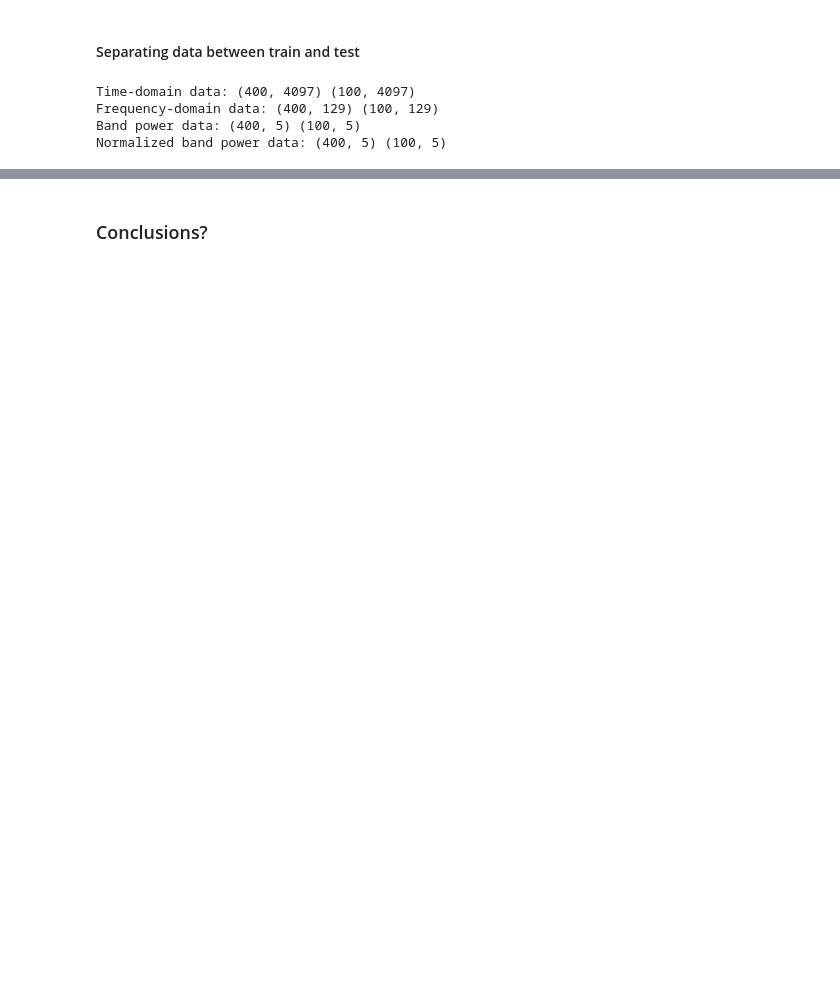
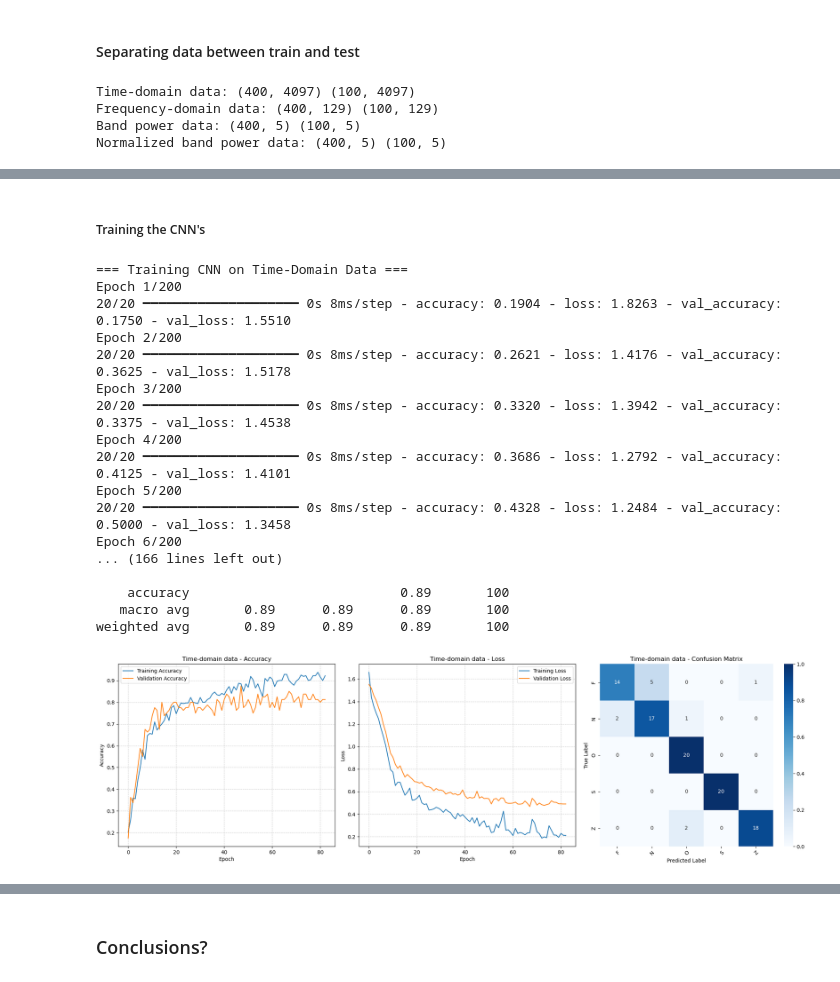
Before and after one commit to canhotuctor/epilex, a Jupyter notebook: bonn_analysis.ipynb, the cells around one changed output, grey strips where cells are left out. Drawn from its saved outputs; the diff is of its cells as text; code cells hidden in the pictures; blank space fills up the shorter version.

```diff
--- a/bonn_analysis.ipynb
+++ b/bonn_analysis.ipynb
@@ -194,29 +195,23 @@ fig.show()
 # %% [markdown]
 #### Separating data between train and test
 # %%
-# Separating data into train and test sets for all feature sets
-
-# Time-domain data
 time_data = {
     key: data for key, data in data_dict.items()
 }
 
-# Frequency-domain data (Power Spectral Density)
 frequency_data = {
     key: psd for key, psd in psd_dict.items()
 }
 
-# Band powers
 band_power_data = {
     key: band_powers_df for key, band_powers_df in band_powers_df_dict.items()
 }
 
-# Normalized band powers
 normalized_band_power_data = {
     key: norm_band_powers_df for key, norm_band_powers_df in norm_band_powers_df_dict.items()
 }
 
-# Function to split data into train and test sets
+# split data in dict's into train and test sets
 def split_data(data_dict, test_size=0.2, random_state=42):
     X = []
     y = []
@@ -225,15 +220,15 @@ def split_data(data_dict, test_size=0.2, random_state=42):
         y.extend([label] * len(data))
     X = np.vstack(X)
     y = np.array(y)
-    return train_test_split(X, y, test_size=test_size, random_state=random_state)
+    return train_test_split(X, y, test_size=test_size, random_state=random_state, stratify=y)
 
-# Splitting each feature set
+# splitting data into train and test sets
 X_train_time, X_test_time, y_train_time, y_test_time = split_data(time_data)
 X_train_freq, X_test_freq, y_train_freq, y_test_freq = split_data(frequency_data)
 X_train_band, X_test_band, y_train_band, y_test_band = split_data(band_power_data)
 X_train_norm_band, X_test_norm_band, y_train_norm_band, y_test_norm_band = split_data(normalized_band_power_data)
 
-# Print shapes of the splits for verification
+# printing shapes for berification
 print("Time-domain data:", X_train_time.shape, X_test_time.shape)
 print("Frequency-domain data:", X_train_freq.shape, X_test_freq.shape)
 print("Band power data:", X_train_band.shape, X_test_band.shape)
@@ -360,0 +650,26 @@ weighted avg       0.71      0.68      0.65       100
+# %% [markdown]
+##### Training the CNN's
+# %%
+# Train and evaluate CNN for time-domain data
+print("\n=== Training CNN on Time-Domain Data ===")
+time_cnn_model = train_and_evaluate_cnn(X_train_time, X_test_time, y_train_time, y_test_time,
+                                        "Time-domain data", is_time_domain=True)
+# %% [output]
+=== Training CNN on Time-Domain Data ===
+Epoch 1/200
+20/20 ━━━━━━━━━━━━━━━━━━━━ 0s 8ms/step - accuracy: 0.1904 - loss: 1.8263 - val_accuracy: 0.1750 - val_loss: 1.5510
+Epoch 2/200
+20/20 ━━━━━━━━━━━━━━━━━━━━ 0s 8ms/step - accuracy: 0.2621 - loss: 1.4176 - val_accuracy: 0.3625 - val_loss: 1.5178
+Epoch 3/200
+20/20 ━━━━━━━━━━━━━━━━━━━━ 0s 8ms/step - accuracy: 0.3320 - loss: 1.3942 - val_accuracy: 0.3375 - val_loss: 1.4538
+Epoch 4/200
+20/20 ━━━━━━━━━━━━━━━━━━━━ 0s 8ms/step - accuracy: 0.3686 - loss: 1.2792 - val_accuracy: 0.4125 - val_loss: 1.4101
+Epoch 5/200
+20/20 ━━━━━━━━━━━━━━━━━━━━ 0s 8ms/step - accuracy: 0.4328 - loss: 1.2484 - val_accuracy: 0.5000 - val_loss: 1.3458
+Epoch 6/200
+... (166 lines left out)
+
+    accuracy                           0.89       100
+   macro avg       0.89      0.89      0.89       100
+weighted avg       0.89      0.89      0.89       100
+[figure, added]
```
Also changed, not shown: parts of 15 cells of this notebook.
